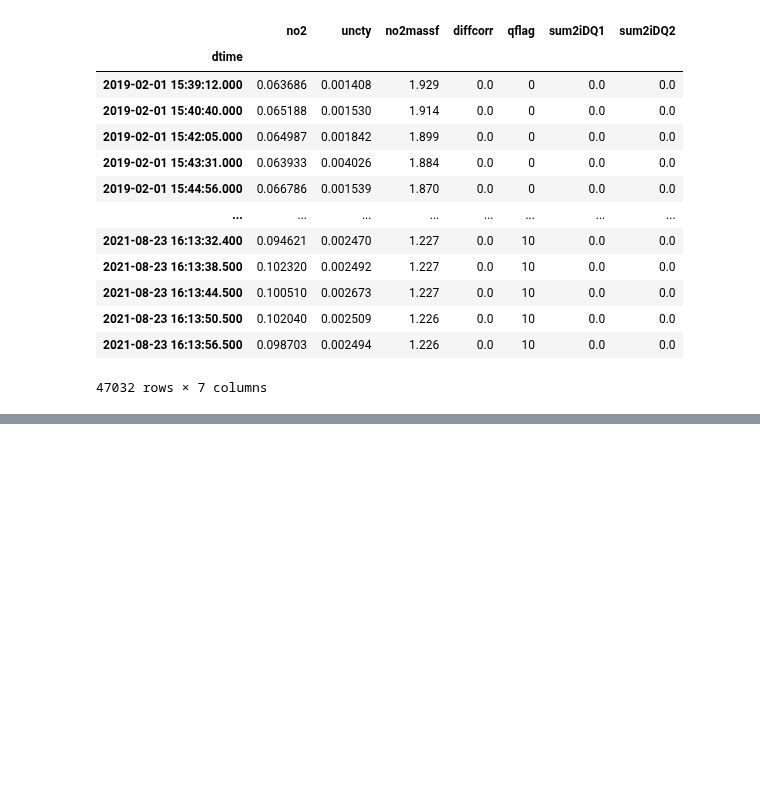
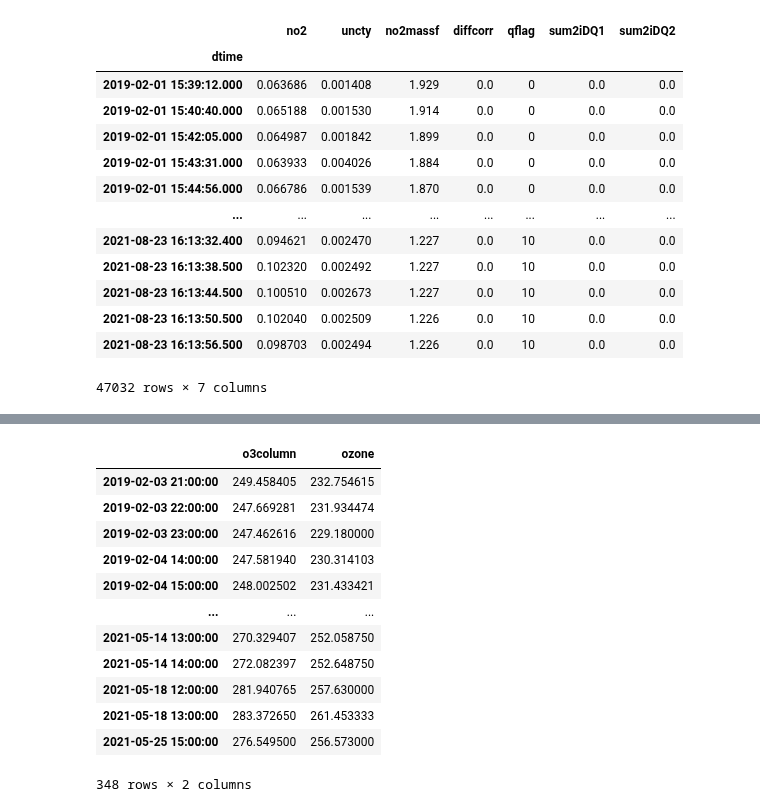
Before and after one commit to mixtli-c/cca-jupyter, a Jupyter notebook: pandonia-merra-ftir.ipynb, the cells around one changed output, grey strips where cells are left out. Saved outputs shown, nothing was run; the diff lists cells and outputs as text; code cells hidden in the pictures; blank space fills up the shorter version.

```diff
--- a/pandonia-merra-ftir.ipynb
+++ b/pandonia-merra-ftir.ipynb
@@ -274,0 +315,17 @@ panno2ts
+# %%
+coinc_hr_mean=pd.merge(ftirts_hr_mean,panozts_hr_mean,left_index=True,right_index=True)
+coinc_hr_mean
+# %% [output]
+|  | o3column | ozone |
+| 2019-02-03 21:00:00 | 249.458405 | 232.754615 |
+| 2019-02-03 22:00:00 | 247.669281 | 231.934474 |
+| 2019-02-03 23:00:00 | 247.462616 | 229.180000 |
+| 2019-02-04 14:00:00 | 247.581940 | 230.314103 |
+| 2019-02-04 15:00:00 | 248.002502 | 231.433421 |
+| ... | ... | ... |
+| 2021-05-14 13:00:00 | 270.329407 | 252.058750 |
+| 2021-05-14 14:00:00 | 272.082397 | 252.648750 |
+| 2021-05-18 12:00:00 | 281.940765 | 257.630000 |
+| 2021-05-18 13:00:00 | 283.372650 | 261.453333 |
+| 2021-05-25 15:00:00 | 276.549500 | 256.573000 |
+348 rows × 2 columns
```
Also changed, not shown: parts of 6 cells of this notebook.
